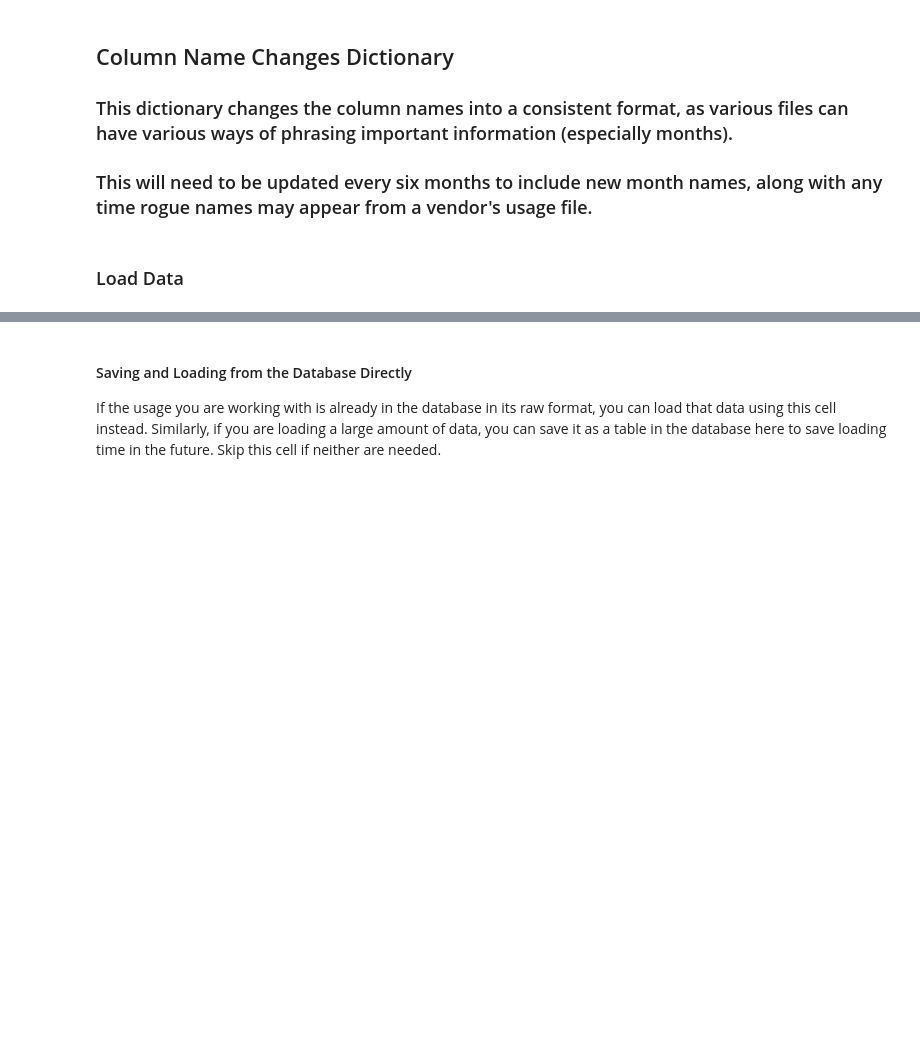
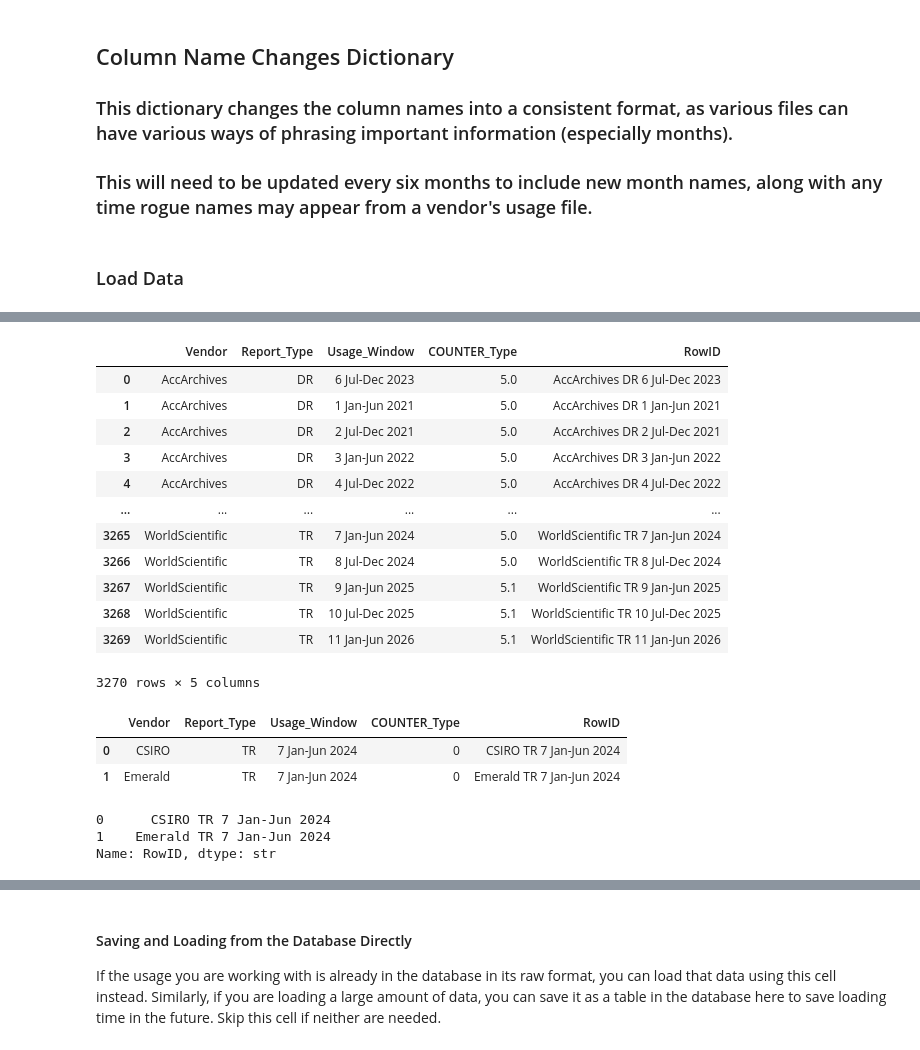
Before and after one commit to utkdigitalinitiatives/apcs-usage-database, a Jupyter notebook: Uploading COUNTER Data to SQLite3.ipynb, the cells around one changed output, grey strips where cells are left out. Cells and saved outputs as stored; diff of their text form; code cells hidden in the pictures; blank space fills up the shorter version.

```diff
--- a/Uploading COUNTER Data to SQLite3.ipynb
+++ b/Uploading COUNTER Data to SQLite3.ipynb
@@ -606,0 +668,26 @@ If you are loading more than one type of usage, use the cells below to store eac
+# %%
+loadedPath = folderPath
+
+folderPath = r"C:\Users\aharrima\GitHub_UTK\Usage_Database_Holding_Area"
+
+directory = os.chdir(folderPath)
+
+counterTimeline = pd.read_excel('COUNTER Format Timeline.xlsx')
+# %%
+counterTimeline['RowID'] = counterTimeline['Vendor'] + ' ' + counterTimeline['Report_Type'] + ' ' + counterTimeline['Usage_Window']
+
+counterTimeline
+# %% [output]
+|  | Vendor | Report_Type | Usage_Window | COUNTER_Type | RowID |
+| 0 | AccArchives | DR | 6 Jul-Dec 2023 | 5.0 | AccArchives DR 6 Jul-Dec 2023 |
+| 1 | AccArchives | DR | 1 Jan-Jun 2021 | 5.0 | AccArchives DR 1 Jan-Jun 2021 |
+| 2 | AccArchives | DR | 2 Jul-Dec 2021 | 5.0 | AccArchives DR 2 Jul-Dec 2021 |
+| 3 | AccArchives | DR | 3 Jan-Jun 2022 | 5.0 | AccArchives DR 3 Jan-Jun 2022 |
+| 4 | AccArchives | DR | 4 Jul-Dec 2022 | 5.0 | AccArchives DR 4 Jul-Dec 2022 |
+| ... | ... | ... | ... | ... | ... |
+| 3265 | WorldScientific | TR | 7 Jan-Jun 2024 | 5.0 | WorldScientific TR 7 Jan-Jun 2024 |
+| 3266 | WorldScientific | TR | 8 Jul-Dec 2024 | 5.0 | WorldScientific TR 8 Jul-Dec 2024 |
+| 3267 | WorldScientific | TR | 9 Jan-Jun 2025 | 5.1 | WorldScientific TR 9 Jan-Jun 2025 |
+| 3268 | WorldScientific | TR | 10 Jul-Dec 2025 | 5.1 | WorldScientific TR 10 Jul-Dec 2025 |
+| 3269 | WorldScientific | TR | 11 Jan-Jun 2026 | 5.1 | WorldScientific TR 11 Jan-Jun 2026 |
+3270 rows × 5 columns
@@ -606,0 +753,12 @@ If you are loading more than one type of usage, use the cells below to store eac
+# %%
+newTimeline
+# %% [output]
+|  | Vendor | Report_Type | Usage_Window | COUNTER_Type | RowID |
+| 0 | CSIRO | TR | 7 Jan-Jun 2024 | 0 | CSIRO TR 7 Jan-Jun 2024 |
+| 1 | Emerald | TR | 7 Jan-Jun 2024 | 0 | Emerald TR 7 Jan-Jun 2024 |
+# %%
+newTimeline['RowID']
+# %% [output]
+0      CSIRO TR 7 Jan-Jun 2024
+1    Emerald TR 7 Jan-Jun 2024
+Name: RowID, dtype: str
```
Also changed, not shown: parts of 62 cells of this notebook, 4 other files.
